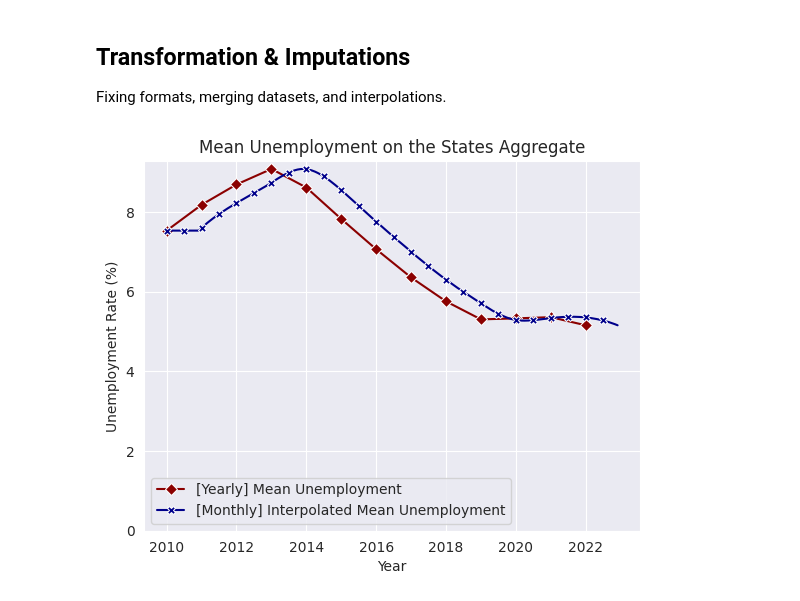
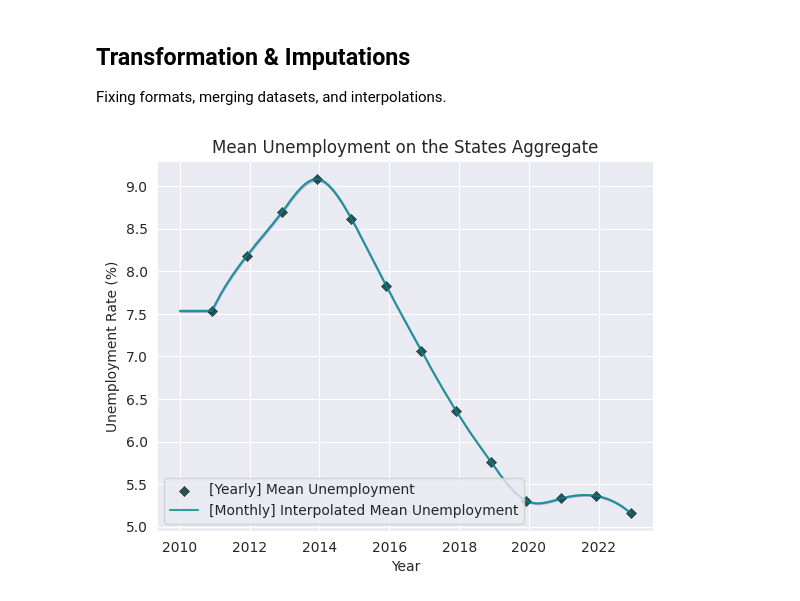
Before and after one commit to arjashok/2024-Summer-Datathon, a Jupyter notebook: src/explore.ipynb, the cells around one changed output. Drawn from its saved outputs; the diff is of its cells as text; code cells hidden in the pictures.

```diff
--- a/src/explore.ipynb
+++ b/src/explore.ipynb
@@ -401,34 +358,41 @@ df.to_csv(save_path, index=False)
 # %%
 # economic visualization for sanity check
 ## grab orig data
 orig_df = pd.read_csv(save_path.parent / "economic_data.csv")
-orig_df["year"] = pd.to_datetime(orig_df["year"], format="%Y")
+orig_df["year"] = pd.to_datetime((orig_df["year"].astype(str) + "-12"), format="%Y-%m")
 
 ## create unemployment aggregates
 orig_avg_unemployment = orig_df.groupby("year")["unemployment_rate"].mean().reset_index()
-new_avg_unemployment = df.groupby("date")["unemployment_rate"].mean().reset_index()
+new_avg_unemployment = df.groupby("date")[["unemployment_rate", "percent_error"]].mean().reset_index()
+
+## error bounds
+lower_bound = new_avg_unemployment["unemployment_rate"] * (1 - new_avg_unemployment["percent_error"] / 100)
+upper_bound = new_avg_unemployment["unemployment_rate"] * (1 + new_avg_unemployment["percent_error"] / 100)
 
 ## graphing
 sns.set_style("darkgrid")
-sns.lineplot(
+sns.scatterplot(
     orig_avg_unemployment, x="year", y="unemployment_rate", marker="D",
-    label="[Yearly] Mean Unemployment", color="darkred"
+    label="[Yearly] Mean Unemployment", color="darkslategrey", s=40
 )
 sns.lineplot(
-    new_avg_unemployment, x="date", y="unemployment_rate", marker="X",
-    label="[Monthly] Interpolated Mean Unemployment", color="darkblue",
-    markevery=6
+    new_avg_unemployment, x="date", y="unemployment_rate", marker=None,
+    label="[Monthly] Interpolated Mean Unemployment", color="darkcyan",
+    markevery=6, alpha=0.8
+)
+plt.fill_between(
+    x=new_avg_unemployment["date"], y1=lower_bound, y2=upper_bound,
+    color="darkblue", alpha=0.2, interpolate=True
 )
 
 ## graph metadata
 plt.title("Mean Unemployment on the States Aggregate")
 plt.xlabel("Year")
 plt.ylabel("Unemployment Rate (%)")
-plt.ylim(bottom=0.0)
 plt.legend()
 plt.savefig(
     Path().cwd().parent / "visualizations" / "Unemployment Rates", dpi=400
 )
 plt.show()
 # %% [output]
-[figure, old version]
+[figure, new version]
```
Also changed, not shown: parts of 1 cell of this notebook, 1 other file.
